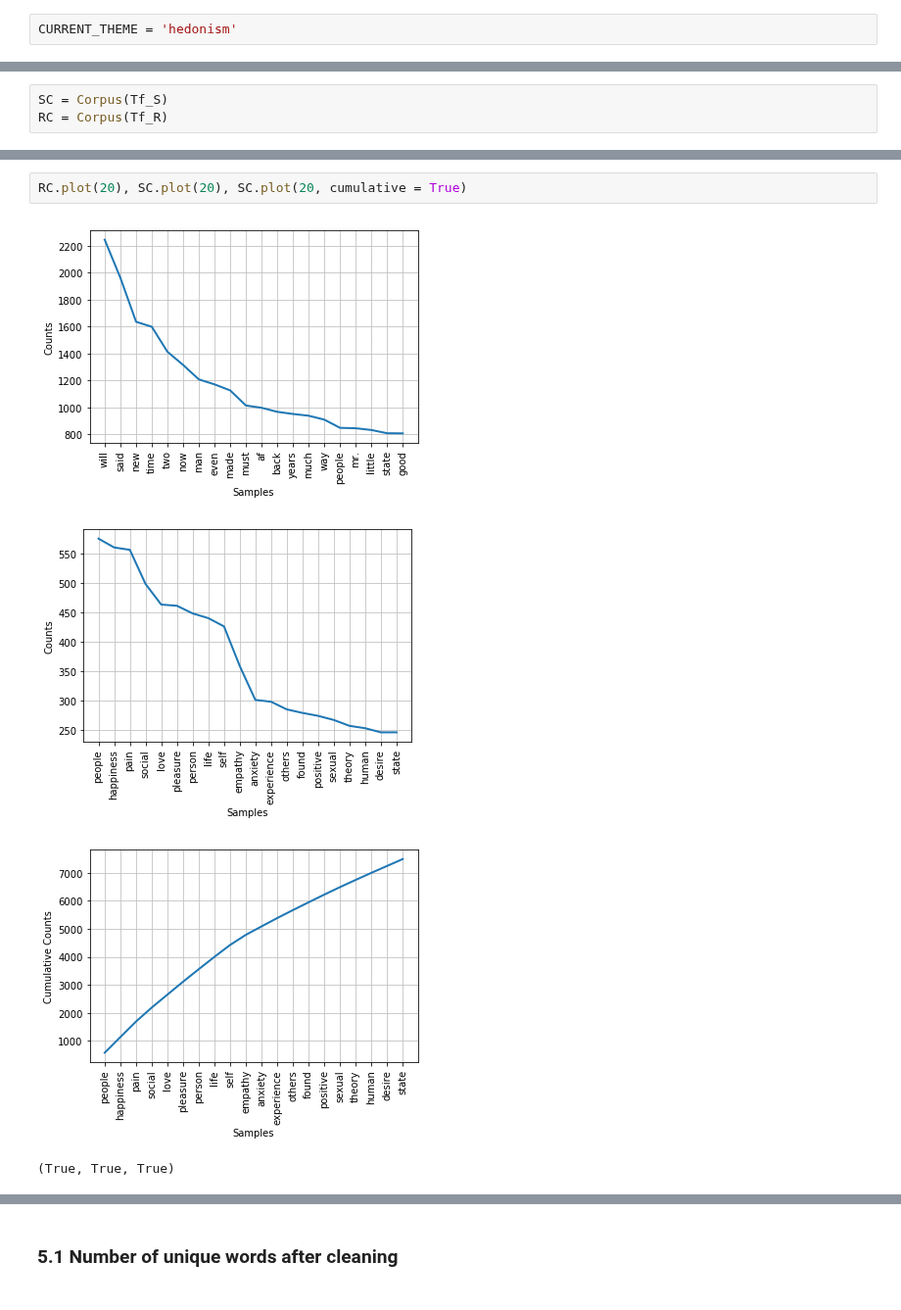
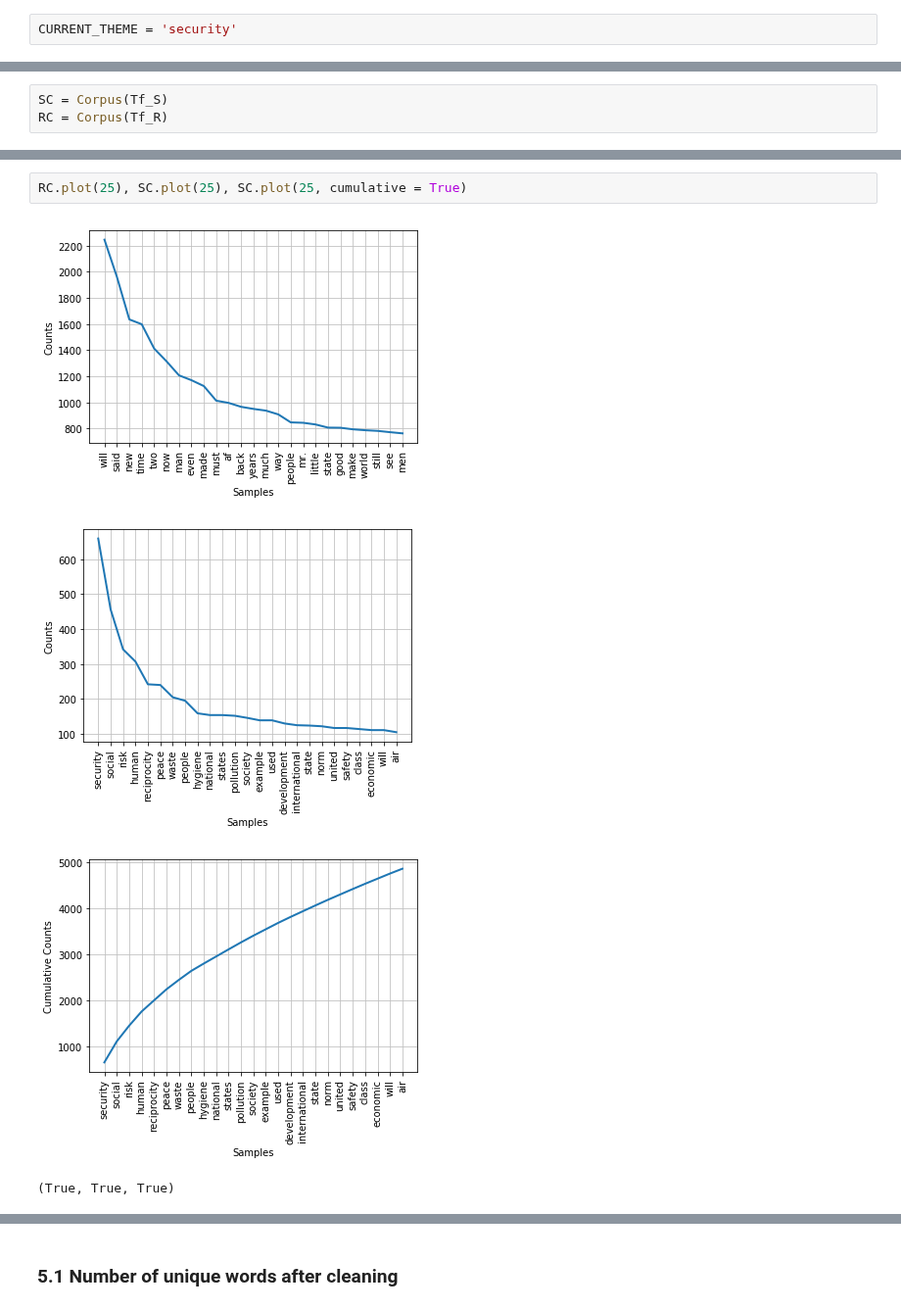
Before and after one commit to bulentozel/OpenMaker, a Jupyter notebook: Semantics/termset_extraction_run.ipynb, the cells around one changed output, grey strips where cells are left out. Shown at 98% size. Drawn from its saved outputs; the diff is of its cells as text.

```diff
--- a/Semantics/termset_extraction_run.ipynb
+++ b/Semantics/termset_extraction_run.ipynb
@@ -720,7 +720,7 @@ list_themes(OM_CORPUS)
 # %% [markdown]
 #### 1.2.1 Selecting the specific theme (a sub-corpus).
 # %%
-CURRENT_THEME = 'hedonism'
+CURRENT_THEME = 'security'
 # %%
 THEME_ID = get_theme_id(OM_CORPUS, CURRENT_THEME)
 display_documents_list(OM_CORPUS, THEME_ID)
@@ -1123,10 +1139,10 @@ SC.list_terms()
  ...]
 # %%
-RC.plot(20), SC.plot(20), SC.plot(20, cumulative = True)
+RC.plot(25), SC.plot(25), SC.plot(25, cumulative = True)
 # %% [output]
-[figure, old version]
+[figure, new version]
-[figure, old version]
+[figure, new version]
-[figure, old version]
+[figure, new version]
 (True, True, True)
 # %%
 SC.tabulate(7)
```
Also changed, not shown: parts of 43 cells of this notebook, 32 other files.
